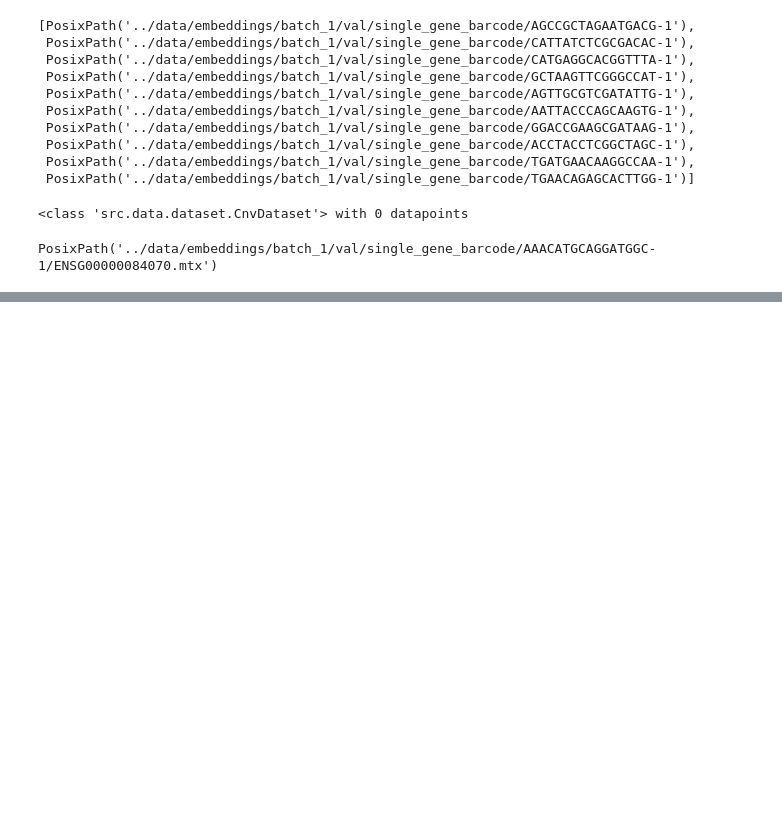
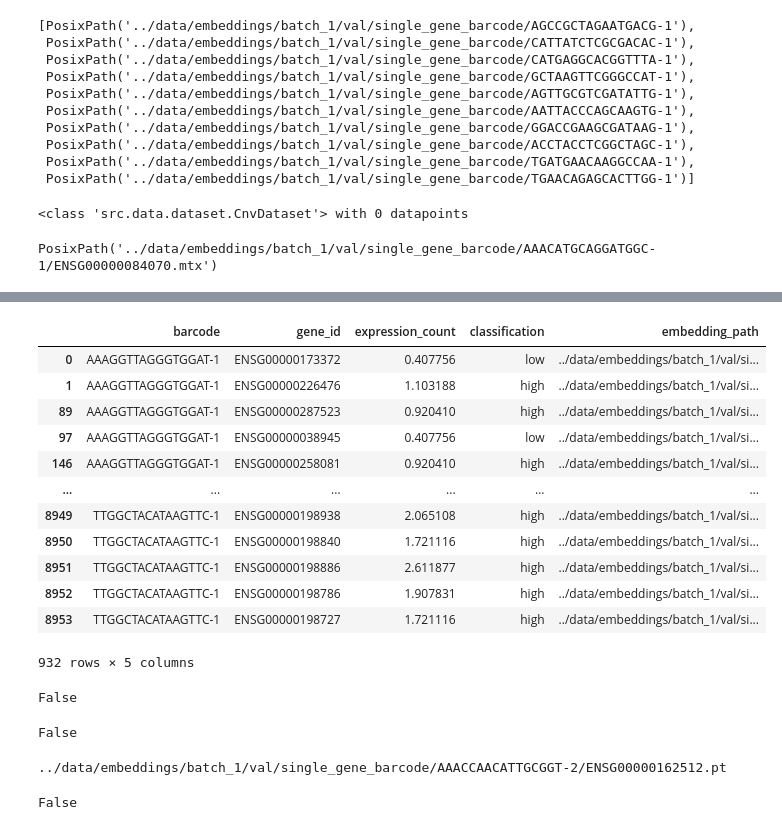
Before and after one commit to riccardoAli31/Gene-expression-changes-from-CNV, a Jupyter notebook: preprocessing/dataset_example.ipynb, the cells around one changed output, grey strips where cells are left out. Drawn from its saved outputs; the diff is of its cells as text; code cells hidden in the pictures; blank space fills up the shorter version.

Commit message:
testing gene set overlap

```diff
--- a/preprocessing/dataset_example.ipynb
+++ b/preprocessing/dataset_example.ipynb
@@ -248,0 +328,35 @@ PosixPath('../data/embeddings/batch_1/val/single_gene_barcode/AAACATGCAGGATGGC-1
+# %%
+b1_val_df['embedding_path'] = [b1_val_dataset.ids_to_emb_path(b, g) for b, g in b1_val_df[['barcode', 'gene_id']].itertuples(index=False)]
+# %%
+b1_val_df[b1_val_df.apply(lambda x: not x['embedding_path'].exists(), axis=1)]
+# %% [output]
+|  | barcode | gene_id | expression_count | classification | embedding_path |
+| 0 | AAAGGTTAGGGTGGAT-1 | ENSG00000173372 | 0.407756 | low | ../data/embeddings/batch_1/val/si... |
+| 1 | AAAGGTTAGGGTGGAT-1 | ENSG00000226476 | 1.103188 | high | ../data/embeddings/batch_1/val/si... |
+| 89 | AAAGGTTAGGGTGGAT-1 | ENSG00000287523 | 0.920410 | high | ../data/embeddings/batch_1/val/si... |
+| 97 | AAAGGTTAGGGTGGAT-1 | ENSG00000038945 | 0.407756 | low | ../data/embeddings/batch_1/val/si... |
+| 146 | AAAGGTTAGGGTGGAT-1 | ENSG00000258081 | 0.920410 | high | ../data/embeddings/batch_1/val/si... |
+| ... | ... | ... | ... | ... | ... |
+| 8949 | TTGGCTACATAAGTTC-1 | ENSG00000198938 | 2.065108 | high | ../data/embeddings/batch_1/val/si... |
+| 8950 | TTGGCTACATAAGTTC-1 | ENSG00000198840 | 1.721116 | high | ../data/embeddings/batch_1/val/si... |
+| 8951 | TTGGCTACATAAGTTC-1 | ENSG00000198886 | 2.611877 | high | ../data/embeddings/batch_1/val/si... |
+| 8952 | TTGGCTACATAAGTTC-1 | ENSG00000198786 | 1.907831 | high | ../data/embeddings/batch_1/val/si... |
+| 8953 | TTGGCTACATAAGTTC-1 | ENSG00000198727 | 1.721116 | high | ../data/embeddings/batch_1/val/si... |
+932 rows × 5 columns
+# %%
+b1_val_df.loc[0]['embedding_path'].exists()
+# %% [output]
+False
+# %%
+any([p.exists() for p in b2_val_paths])
+# %% [output]
+False
+# %%
+p_dir = b2_val_paths[0].parent
+p_name = b2_val_paths[0].name.split('.')[0] + '.pt'
+p = p_dir / p_name
+print(p)
+p.exists()
+# %% [output]
+../data/embeddings/batch_1/val/single_gene_barcode/AAACCAACATTGCGGT-2/ENSG00000162512.pt
+False
```
Also changed, not shown: parts of 10 cells of this notebook, 1 other file.
